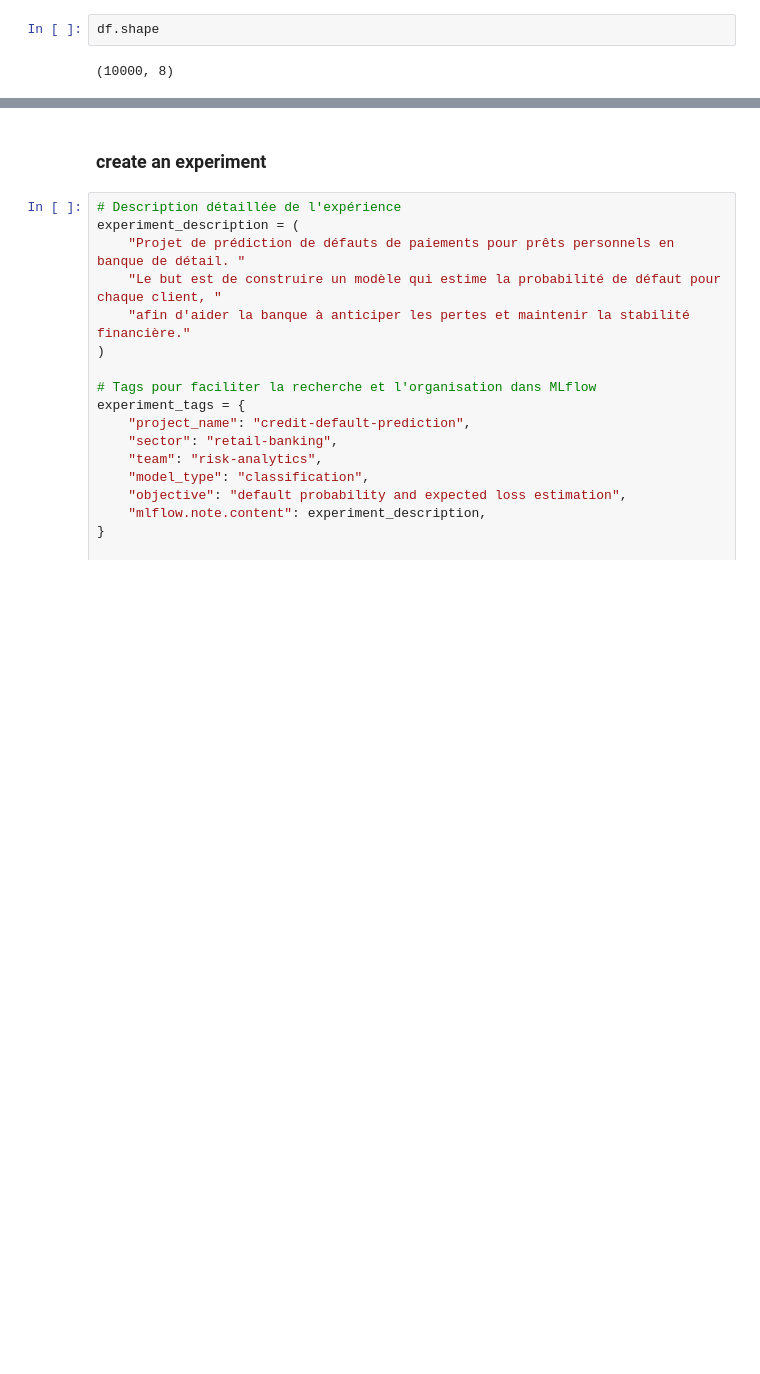
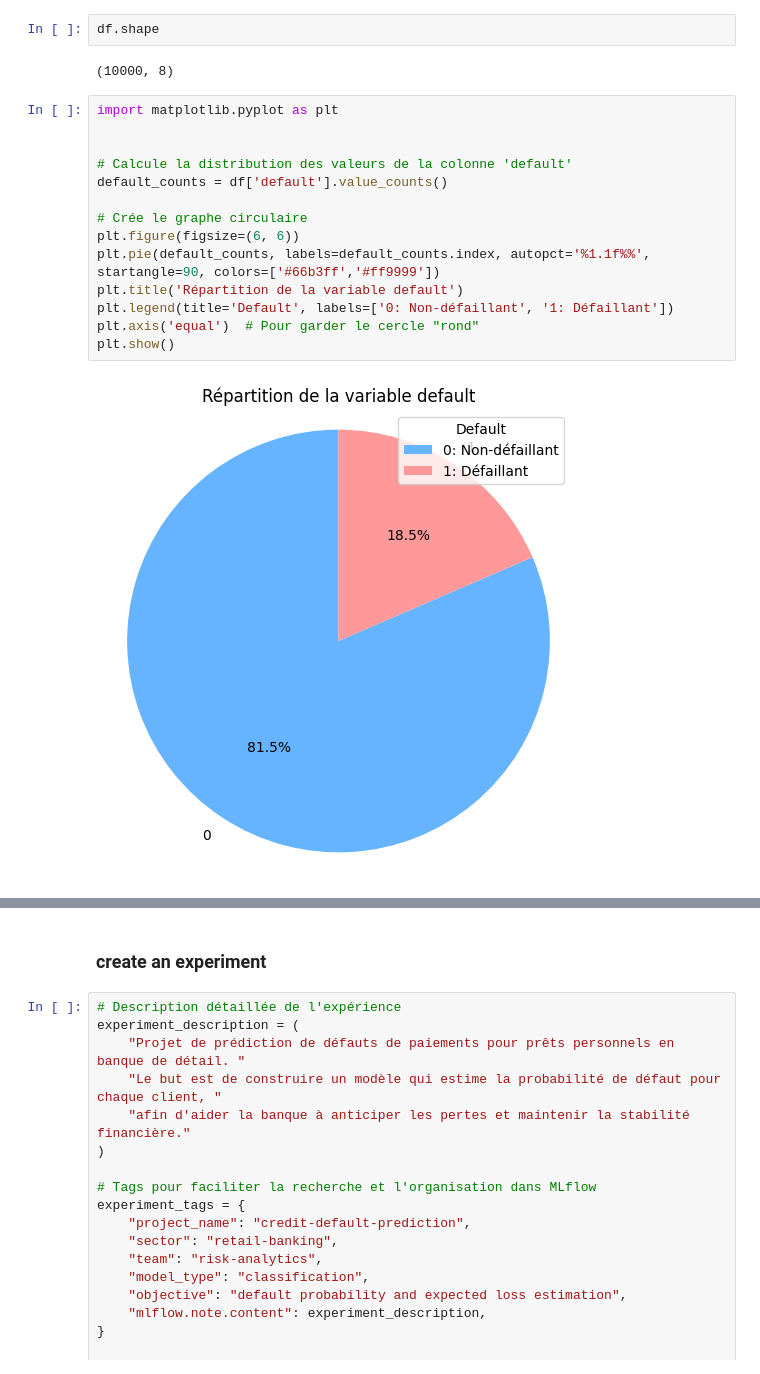
Before and after one commit to isawadogo1986/Projet_MLOPS, a Jupyter notebook: Tracking_mlflow.ipynb, the cells around one changed output, grey strips where cells are left out. Cells and saved outputs as stored; diff of their text form; blank space fills up the shorter version.

```diff
--- a/Tracking_mlflow.ipynb
+++ b/Tracking_mlflow.ipynb
@@ -195,3 +210,19 @@ memory usage: 625.1 KB
 df.shape
 # %% [output]
 (10000, 8)
+# %%
+import matplotlib.pyplot as plt
+
+
+# Calcule la distribution des valeurs de la colonne 'default'
+default_counts = df['default'].value_counts()
+
+# Crée le graphe circulaire
+plt.figure(figsize=(6, 6))
+plt.pie(default_counts, labels=default_counts.index, autopct='%1.1f%%', startangle=90, colors=['#66b3ff','#ff9999'])
+plt.title('Répartition de la variable default')
+plt.legend(title='Default', labels=['0: Non-défaillant', '1: Défaillant'])
+plt.axis('equal')  # Pour garder le cercle "rond"
+plt.show()
+# %% [output]
+[figure, added]
```
Also changed, not shown: parts of 12 cells of this notebook.
